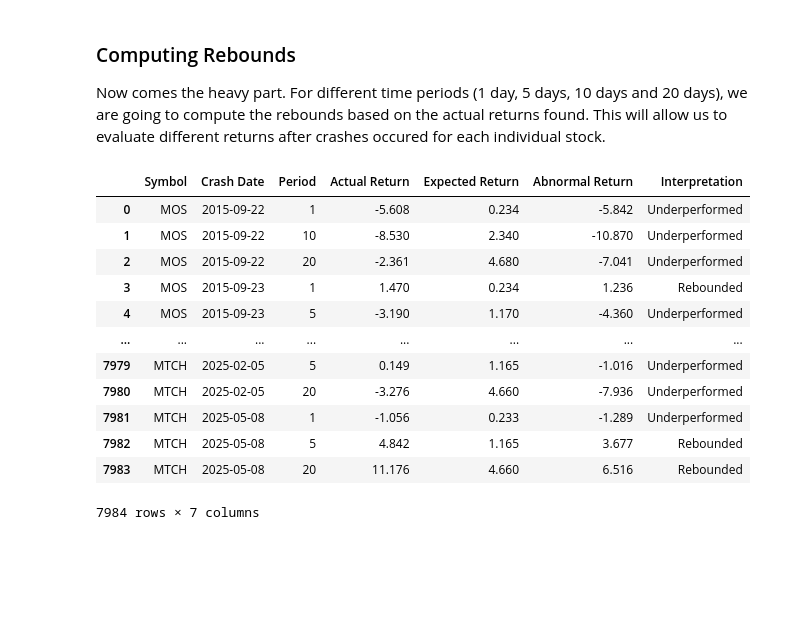
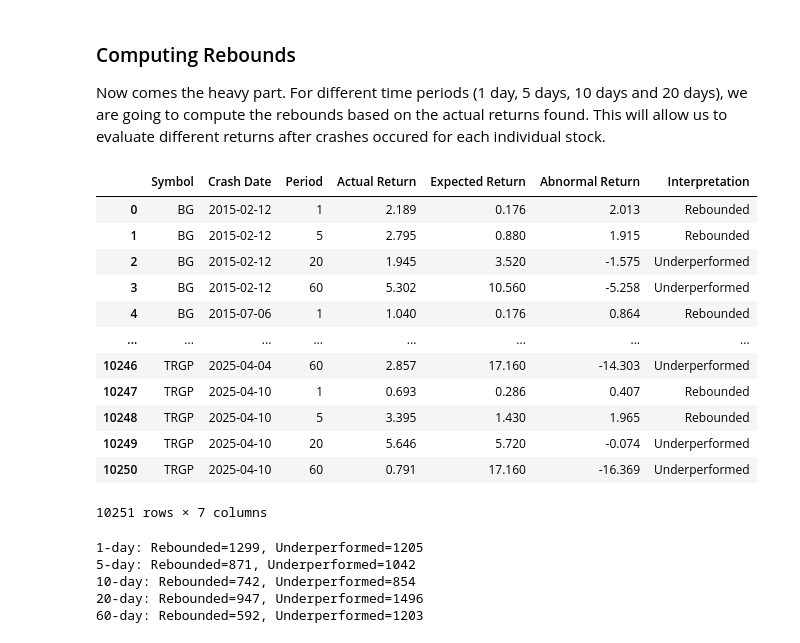
Before and after one commit to yannzg/sp500-rebounds, a Jupyter notebook: analysis.ipynb, the cells around one changed output. Cells and saved outputs as stored; diff of their text form; code cells hidden in the pictures; blank space fills up the shorter version.

```diff
--- a/analysis.ipynb
+++ b/analysis.ipynb
@@ -301,7 +340,7 @@ sp500
 # %% [markdown]
 ### How Many S&P 500 Crashes Since 2015?
 # %%
-sp500["Daily Return"] = sp500["Close"].pct_change()
+sp500["Daily Return"] = np.log(sp500["Close"] / sp500["Close"].shift(1))
 mean = sp500["Daily Return"].mean()
 std = sp500["Daily Return"].std()
 crash_threshold = mean - 2 * std
@@ -377,11 +416,12 @@ symbols = stocks_info["Symbol"].tolist()
 
 stocks_info["Crash Threshold"] = 0.0
 
-# For each stock, compute mean, std, and find threshold
+# For each stock, compute mean, std, and find threshold (using log returns)
 for symbol in symbols:
 
-    mean = stocks["Close"][symbol].pct_change().mean()
-    std = stocks["Close"][symbol].pct_change().std()
+    log_returns = np.log(stocks["Close"][symbol] / stocks["Close"][symbol].shift(1))
+    mean = log_returns.mean()
+    std = log_returns.std()
 
     stocks_info.loc[stocks_info["Symbol"] == symbol, "Crash Threshold"] = mean - 2*std
 
@@ -414,8 +478,9 @@ Now let's detect how many times each of the 50 stock crashed.
 stocks_info["Crashed"] = 0
 
 for symbol in symbols:
-    # Find all the days where the daily return is less than the crash threshold
-    crash_days = stocks["Close"][symbol].pct_change() <= stocks_info[stocks_info["Symbol"] == symbol]["Crash Threshold"].values[0]
+    # Find all the days where the daily log return is less than the crash threshold
+    log_returns = np.log(stocks["Close"][symbol] / stocks["Close"][symbol].shift(1))
+    crash_days = log_returns <= stocks_info[stocks_info["Symbol"] == symbol]["Crash Threshold"].values[0]
 
     stocks_info.loc[stocks_info["Symbol"] == symbol, "Crashed"] = crash_days.sum()
 
@@ -462,12 +527,12 @@ stocks_info["Expected Return"] = 0.0
 
 for symbol in symbols:
 
-    returns = stocks["Close"][symbol].pct_change()
+    log_returns = np.log(stocks["Close"][symbol] / stocks["Close"][symbol].shift(1))
 
     threshold = stocks_info[stocks_info["Symbol"] == symbol]["Crash Threshold"].values[0]
 
     # Filter non-crash days
-    non_crash_returns = returns[returns > threshold]
+    non_crash_returns = log_returns[log_returns > threshold]
 
     expected_return = non_crash_returns.mean() * 100
 
@@ -507,57 +572,73 @@ for symbol in symbols:
     threshold = stocks_info[stocks_info["Symbol"] == symbol]["Crash Threshold"].values[0]
 
     prices = stocks["Close"][symbol]
-    returns = prices.pct_change()
+    log_returns = np.log(prices / prices.shift(1))
 
-    for date in returns.index:
-        daily_returns = returns[date]
+    for date in log_returns.index:
+        daily_log = log_returns[date]
 
         # Skip NaN and non-crash days
-        if pd.isna(daily_returns):
+        if pd.isna(daily_log):
             continue
 
-        if daily_returns <= threshold:
+        if daily_log <= threshold:
             crash_price = prices[date]
 
-            for period in [1, 5, 10, 20]:
+            for period in [1, 5, 10, 20, 60]:
                 later_date = date + pd.Timedelta(days=period)
 
                 if later_date not in prices.index:
                     continue
 
                 future_price = prices[later_date]
 
-                actual_return_pct = (future_price / crash_price - 1)* 100
+                # Log returns: actual = log(P_end/P_start)*100, expected = N * E[log_r]
+                actual_return_pct = np.log(future_price / crash_price) * 100
                 expected_return_pct = expected_return * period
                 difference = actual_return_pct - expected_return_pct
 
                 results.append({
                     "Symbol": symbol,
                     "Crash Date": date,
                     "Period": period,
                     "Actual Return": actual_return_pct.round(3),
                     "Expected Return": expected_return_pct.round(3),
                     "Abnormal Return": difference.round(3)
                 })
 
 
 crashes = pd.DataFrame(results)
 crashes["Interpretation"] = crashes["Abnormal Return"].apply(
     lambda x: "Rebounded" if x > 0 else ("Normal" if x == 0 else "Underperformed")
 )
 
 crashes
 # %% [output]
 |  | Symbol | Crash Date | Period | Actual Return | Expected Return | Abnormal Return | Interpretation |
-| 0 | MOS | 2015-09-22 | 1 | -5.608 | 0.234 | -5.842 | Underperformed |
-| 1 | MOS | 2015-09-22 | 10 | -8.530 | 2.340 | -10.870 | Underperformed |
-| 2 | MOS | 2015-09-22 | 20 | -2.361 | 4.680 | -7.041 | Underperformed |
-| 3 | MOS | 2015-09-23 | 1 | 1.470 | 0.234 | 1.236 | Rebounded |
-| 4 | MOS | 2015-09-23 | 5 | -3.190 | 1.170 | -4.360 | Underperformed |
+| 0 | BG | 2015-02-12 | 1 | 2.189 | 0.176 | 2.013 | Rebounded |
+| 1 | BG | 2015-02-12 | 5 | 2.795 | 0.880 | 1.915 | Rebounded |
+| 2 | BG | 2015-02-12 | 20 | 1.945 | 3.520 | -1.575 | Underperformed |
+| 3 | BG | 2015-02-12 | 60 | 5.302 | 10.560 | -5.258 | Underperformed |
+| 4 | BG | 2015-07-06 | 1 | 1.040 | 0.176 | 0.864 | Rebounded |
 | ... | ... | ... | ... | ... | ... | ... | ... |
-| 7979 | MTCH | 2025-02-05 | 5 | 0.149 | 1.165 | -1.016 | Underperformed |
-| 7980 | MTCH | 2025-02-05 | 20 | -3.276 | 4.660 | -7.936 | Underperformed |
-| 7981 | MTCH | 2025-05-08 | 1 | -1.056 | 0.233 | -1.289 | Underperformed |
-| 7982 | MTCH | 2025-05-08 | 5 | 4.842 | 1.165 | 3.677 | Rebounded |
-| 7983 | MTCH | 2025-05-08 | 20 | 11.176 | 4.660 | 6.516 | Rebounded |
+| 10246 | TRGP | 2025-04-04 | 60 | 2.857 | 17.160 | -14.303 | Underperformed |
+| 10247 | TRGP | 2025-04-10 | 1 | 0.693 | 0.286 | 0.407 | Rebounded |
+| 10248 | TRGP | 2025-04-10 | 5 | 3.395 | 1.430 | 1.965 | Rebounded |
+| 10249 | TRGP | 2025-04-10 | 20 | 5.646 | 5.720 | -0.074 | Underperformed |
+| 10250 | TRGP | 2025-04-10 | 60 | 0.791 | 17.160 | -16.369 | Underperformed |
-7984 rows × 7 columns
+10251 rows × 7 columns
+# %%
+# Group by period
+for period in [1, 5, 10, 20, 60]:
+    period_data = crashes[crashes["Period"] == period]
+
+    rebounded = (period_data["Abnormal Return"] > 0).sum()
+    underperformed = (period_data["Abnormal Return"] < 0).sum()
+
+    print(f"{period}-day: Rebounded={rebounded}, Underperformed={underperformed}")
+# %% [output]
+1-day: Rebounded=1299, Underperformed=1205
+5-day: Rebounded=871, Underperformed=1042
+10-day: Rebounded=742, Underperformed=854
+20-day: Rebounded=947, Underperformed=1496
+60-day: Rebounded=592, Underperformed=1203
```
Also changed, not shown: parts of 14 cells of this notebook.
